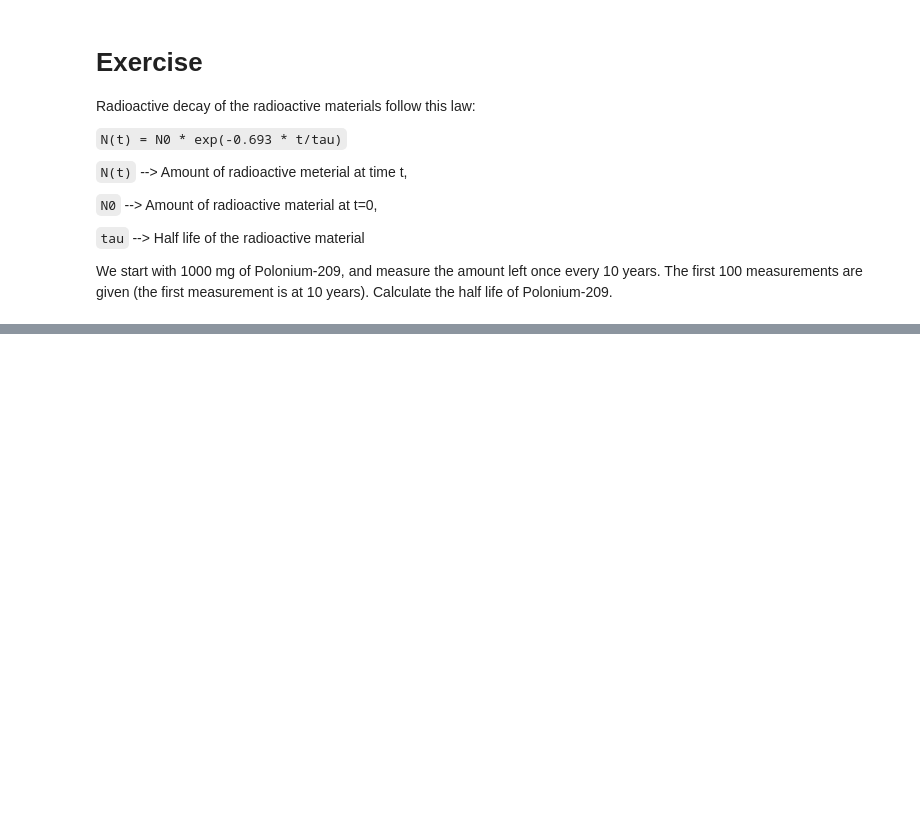
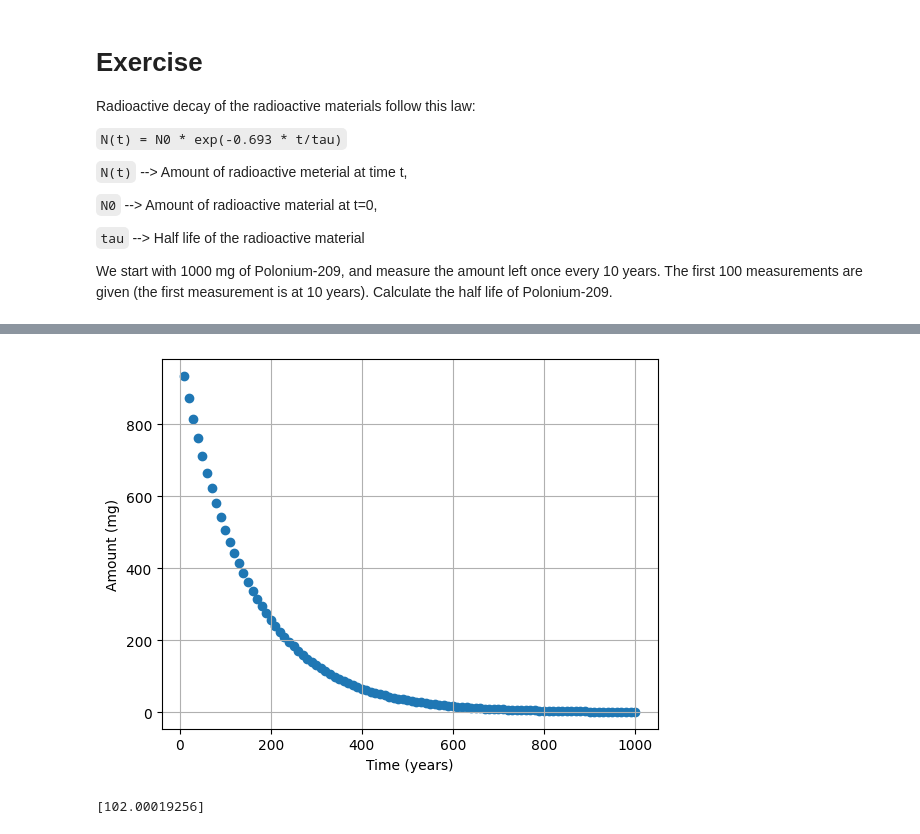
Before and after one commit to lanky441/sure_2025_python, a Jupyter notebook: data_analysis.ipynb, the cells around one changed output, grey strips where cells are left out. Saved outputs shown, nothing was run; the diff lists cells and outputs as text; code cells hidden in the pictures; blank space fills up the shorter version.

```diff
--- a/data_analysis.ipynb
+++ b/data_analysis.ipynb
@@ -413,0 +408,11 @@ print(len(Ns))
+# %%
+# Firts let's plot N vs time
+ts = np.arange(len(Ns)) * 10 + 10 # time in years
+
+plt.scatter(ts, Ns)
+plt.xlabel('Time (years)')
+plt.ylabel('Amount (mg)')
+plt.grid()
+plt.show()
+# %% [output]
+[figure, added]
@@ -413,0 +422,5 @@ print(len(Ns))
+# %%
+popt, pcov = curve_fit(get_N, ts, Ns)
+print(popt)
+# %% [output]
+[102.00019256]
```
Also changed, not shown: parts of 6 cells of this notebook.
